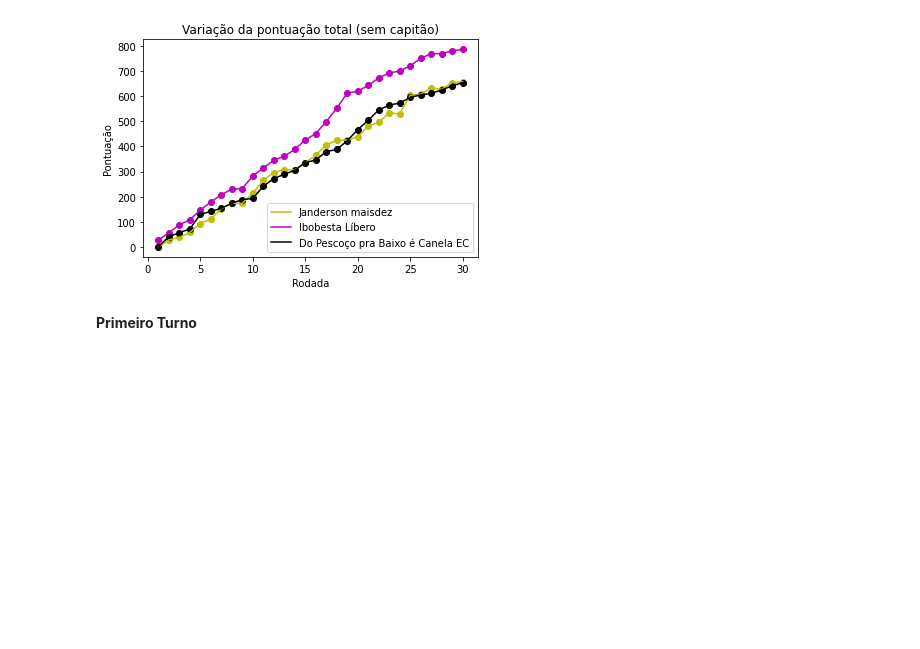
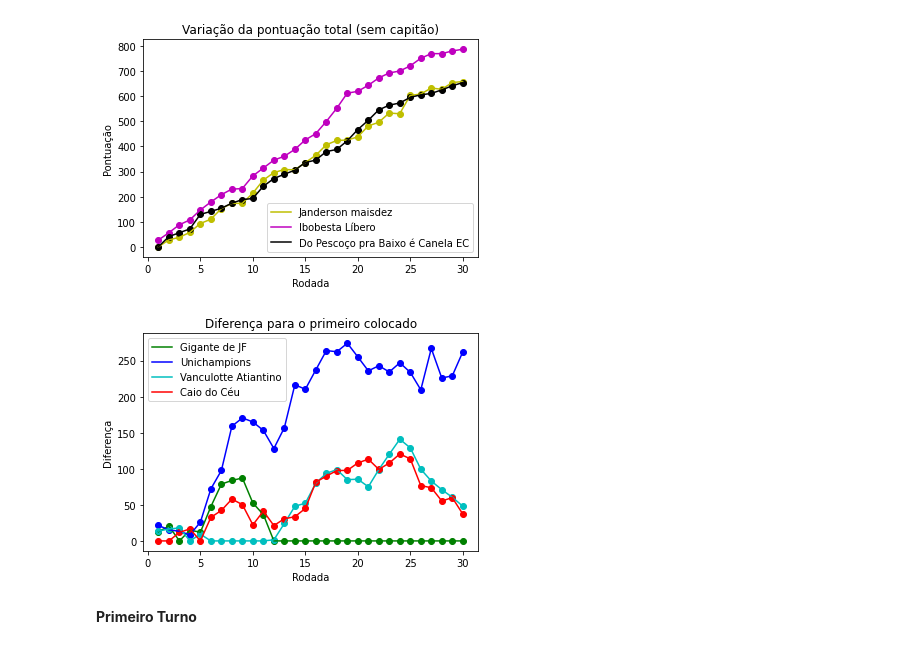
Before and after one commit to Eric-Mendes/estatisticas-quem-cair-calil, a Jupyter notebook: dados_quem_cair_calil_20_21.ipynb, the cells around one changed output. Saved outputs shown, nothing was run; the diff lists cells and outputs as text; code cells hidden in the pictures; blank space fills up the shorter version.

```diff
--- a/dados_quem_cair_calil_20_21.ipynb
+++ b/dados_quem_cair_calil_20_21.ipynb
@@ -614,6 +614,39 @@ plt.legend()
 plt.show()
 # %% [output]
 [figure]
+# %%
+rodadas = [i for i in range(1, RODADAS+1)]
+gigante = []
+unichampions = []
+vanculotte = []
+caio = []
+for rodada in rodadas:
+  total_lider = df['TOTAL'].loc[(df['RODADA'] == rodada) & (df['CLASSIFICAÇÃO GERAL'] == 1)]
+  diff_gigante = total_lider - float(df['TOTAL'].loc[(df['RODADA'] == rodada) & (df['TIME'] == 'Gigante de JF')])
+  diff_unichampions = total_lider - float(df['TOTAL'].loc[(df['RODADA'] == rodada) & (df['TIME'] == 'Unichampions')])
+  diff_vanculotte = total_lider - float(df['TOTAL'].loc[(df['RODADA'] == rodada) & (df['TIME'] == 'Vanculotte Atiantino')])
+  diff_caio = total_lider - float(df['TOTAL'].loc[(df['RODADA'] == rodada) & (df['TIME'] == 'Caio do Céu')])
+  gigante.append(diff_gigante)
+  unichampions.append(diff_unichampions)
+  vanculotte.append(diff_vanculotte)
+  caio.append(diff_caio)
+# %%
+rodadas = [i for i in range(1, RODADAS+1)]
+plt.title("Diferença para o primeiro colocado")
+plt.ylabel("Diferença")
+plt.xlabel("Rodada")
+plt.scatter(rodadas, gigante, color='g')
+plt.plot(rodadas, gigante, color='g', label='Gigante de JF')
+plt.scatter(rodadas, unichampions, color='b')
+plt.plot(rodadas, unichampions, color='b', label='Unichampions')
+plt.scatter(rodadas, vanculotte, color='c')
+plt.plot(rodadas, vanculotte, color='c', label='Vanculotte Atiantino')
+plt.scatter(rodadas, caio, color='r')
+plt.plot(rodadas, caio, color='r', label='Caio do Céu')
+plt.legend()
+plt.show()
+# %% [output]
+[figure, added]
 # %% [markdown]
 **Primeiro Turno**
 # %%
```
